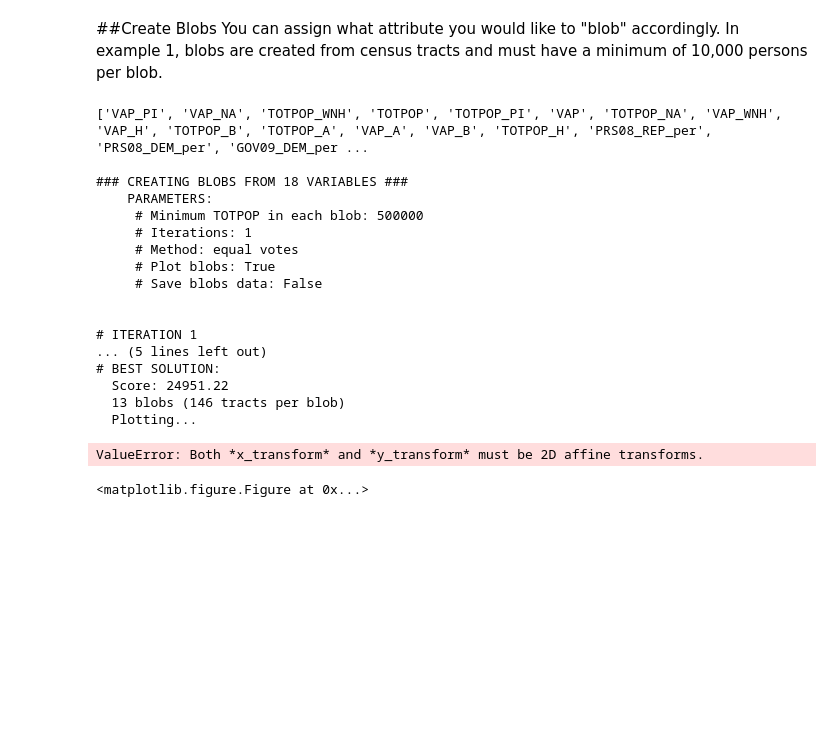
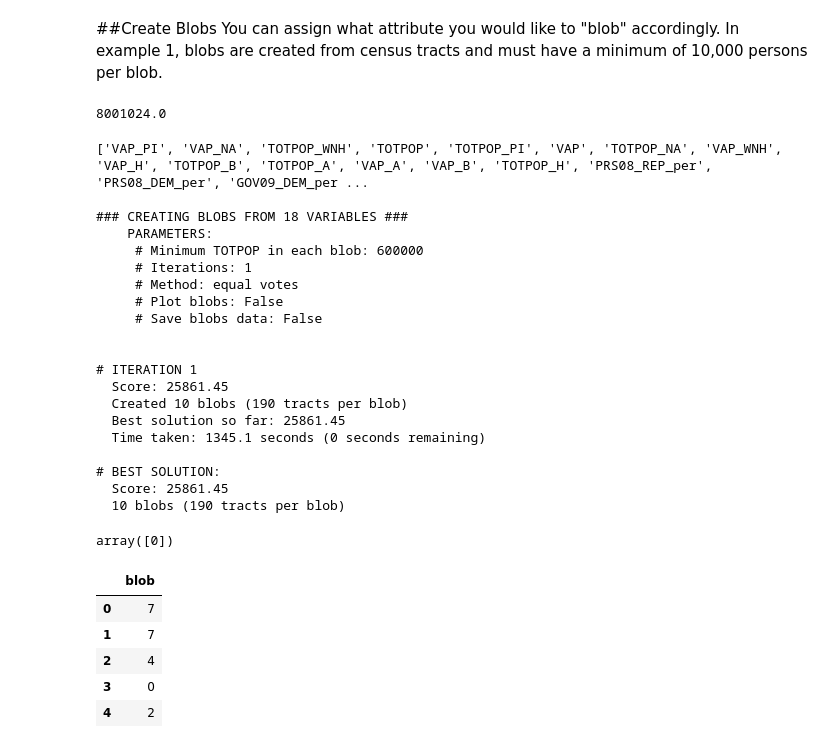
Before and after one commit to ChicagoHarris/blobs, a Jupyter notebook: tutorials/Blob Example-Virginia.ipynb, the cells around one changed output. Cells and saved outputs as stored; diff of their text form; code cells hidden in the pictures; blank space fills up the shorter version.

```diff
--- a/tutorials/Blob Example-Virginia.ipynb
+++ b/tutorials/Blob Example-Virginia.ipynb
@@ -94,26 +69,48 @@ d = bd()
 # %% [markdown]
 ##Create Blobs
 You can assign what attribute you would like to "blob" accordingly. In example 1, blobs are created from census tracts and must have a minimum of 10,000 persons per blob.
+# %%
+merged_data['TOTPOP'].sum()
+# %% [output]
+8001024.0
 # %%
 # Example 1: Create blobs minimum population of 10,000 in each blob. This calls a Pop-Up Window with the Map.
-b = blobs.Blobs(d, 'TOTPOP', 500000, iterations=1)
+c = blobs.Blobs(d, 'TOTPOP', 600000, iterations=1, plot=False)
 # %% [output]
 ['VAP_PI', 'VAP_NA', 'TOTPOP_WNH', 'TOTPOP', 'TOTPOP_PI', 'VAP', 'TOTPOP_NA', 'VAP_WNH', 'VAP_H', 'TOTPOP_B', 'TOTPOP_A', 'VAP_A', 'VAP_B', 'TOTPOP_H', 'PRS08_REP_per', 'PRS08_DEM_per', 'GOV09_DEM_per ...
 
 ### CREATING BLOBS FROM 18 VARIABLES ###
     PARAMETERS:
-     # Minimum TOTPOP in each blob: 500000
+     # Minimum TOTPOP in each blob: 600000
      # Iterations: 1
      # Method: equal votes
-     # Plot blobs: True
+     # Plot blobs: False
      # Save blobs data: False
 
 
 # ITERATION 1
-... (5 lines left out)
+  Score: 25861.45
+  Created 10 blobs (190 tracts per blob)
+  Best solution so far: 25861.45
+  Time taken: 1345.1 seconds (0 seconds remaining)
+
 # BEST SOLUTION:
-  Score: 24951.22
-  13 blobs (146 tracts per blob)
-  Plotting...
+  Score: 25861.45
+  10 blobs (190 tracts per blob)
-ValueError: Both *x_transform* and *y_transform* must be 2D affine transforms.
-<matplotlib.figure.Figure at 0x...>
+# %%
+x = c.regions
+# %%
+x = pd.DataFrame(x)
+# %%
+x.columns.values
+# %% [output]
+array([0])
+# %%
+x.head()
+# %% [output]
+|  | blob |
+| 0 | 7 |
+| 1 | 7 |
+| 2 | 4 |
+| 3 | 0 |
+| 4 | 2 |
```
Also changed, not shown: parts of 24 cells of this notebook.
